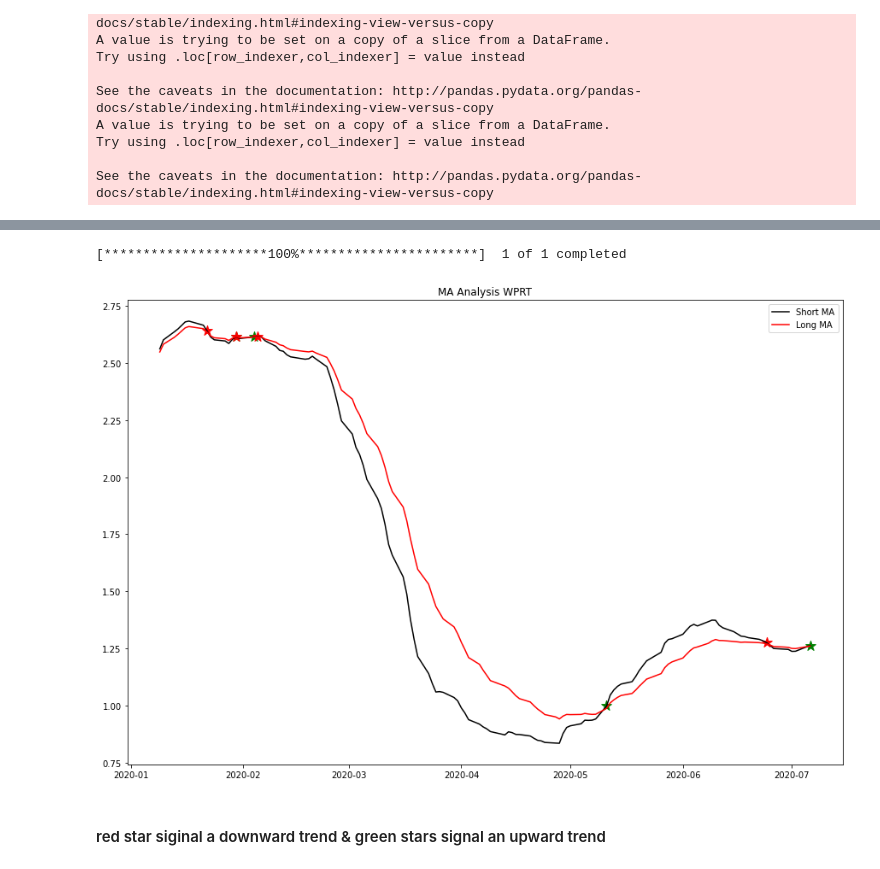
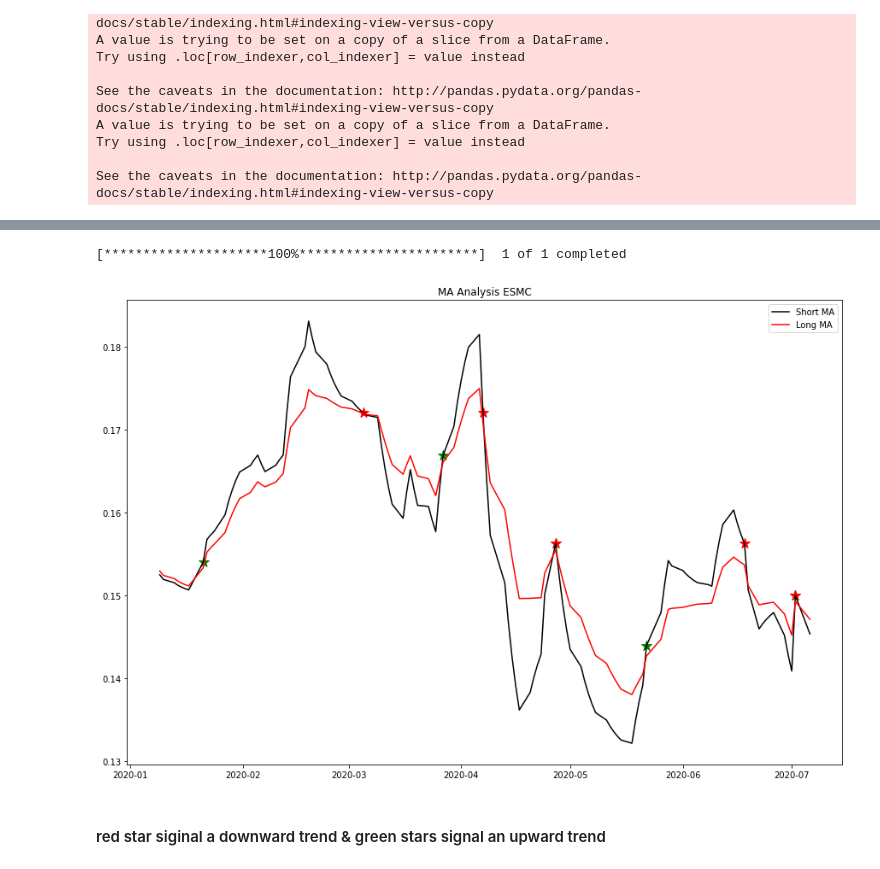
Before and after one commit to Mtaylert/Stock_Evaluation, a Jupyter notebook: StockEvaluations.ipynb, the cells around one changed output, grey strips where cells are left out. Cells and saved outputs as stored; diff of their text form; code cells hidden in the pictures.

```diff
--- a/StockEvaluations.ipynb
+++ b/StockEvaluations.ipynb
@@ -359,38 +380,38 @@ TopShifts_down.to_csv('/Users/sheenmccullough/Documents/StockEval/data/downward_
 TopShifts_up.to_csv('/Users/sheenmccullough/Documents/StockEval/data/upward_trend_{}_.csv'.format(now),index=False)
 # %%
 
-ticker='WPRT'
+ticker='ESMC'
 start = '2020-01-01'
 SDOW = generate_stock_data(start,now,ticker)
 
 
 
 
 plt.figure(figsize=(15,10))
 plt.plot(SDOW['Date'],SDOW['12Day_Moving_Average_Close'],label='Short MA',color='k')
 plt.plot(SDOW['Date'],SDOW['26Day_Moving_Average_Close'],label='Long MA',color='r')
 
 
 for values in range(len(SDOW)):
     if values!=0:
         if SDOW['MACD'].iloc[values]<0:
             if SDOW['MACD'].iloc[values-1]>0:
                 plt.scatter(SDOW['Date'].iloc[values-1],SDOW['12Day_Moving_Average_Close'].iloc[values-1],marker='*',
                        color='red',s=150)
 
     if SDOW['MACD'].iloc[values]>=0:
         if SDOW['MACD'].iloc[values-1]<0:
             plt.scatter(SDOW['Date'].iloc[values],SDOW['12Day_Moving_Average_Close'].iloc[values],marker='*',
                        color='green',s=150)
 
 
 plt.title('MA Analysis {}'.format(ticker))
 
 plt.legend()
 plt.show()
 # %% [output]
 [*********************100%***********************]  1 of 1 completed
-[figure, old version]
+[figure, new version]
 # %% [markdown]
 #### red star siginal a downward trend & green stars signal an upward trend
 # %%
```
Also changed, not shown: parts of 4 cells of this notebook, 2 other files.
